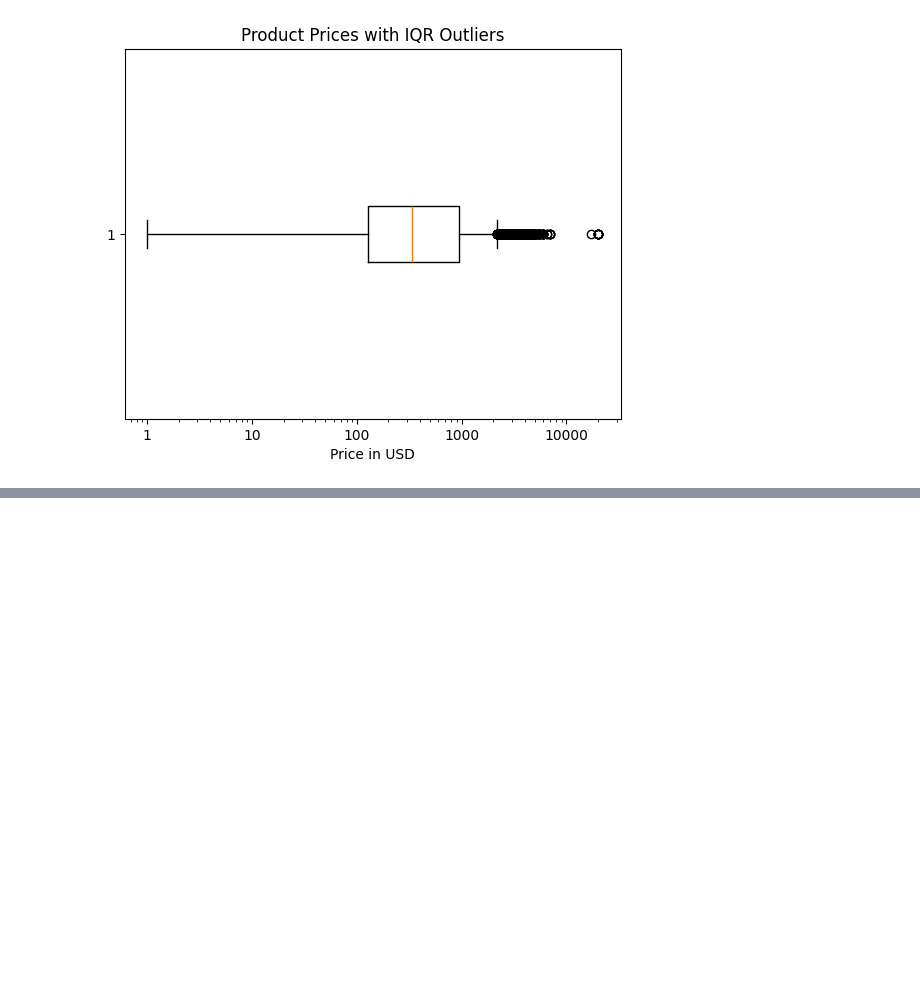
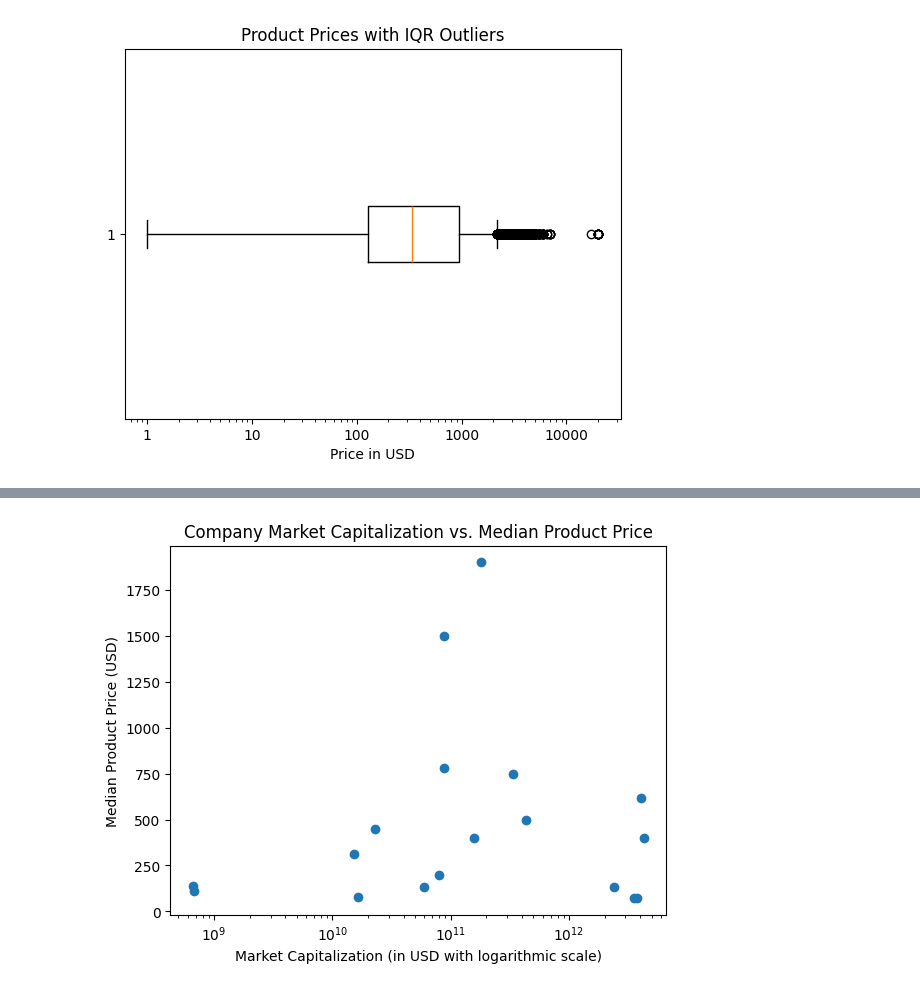
Before and after one commit to zoryT8/CMSC320-Final-Project, a Jupyter notebook: final.ipynb, the cells around one changed output, grey strips where cells are left out. Cells and saved outputs as stored; diff of their text form; code cells hidden in the pictures; blank space fills up the shorter version.

```diff
--- a/final.ipynb
+++ b/final.ipynb
@@ -348,0 +398,11 @@ Name: avg_price, dtype: float64
+# %%
+# Creating scatter plot to observe relationship between market cap and median product price
+
+plt.scatter(x = market_values, y = median_product_prices)
+plt.xscale("log") # using log scale so that graph is clearer since company values vary widely
+plt.xlabel("Market Capitalization (in USD with logarithmic scale)")
+plt.ylabel("Median Product Price (USD)")
+plt.title("Company Market Capitalization vs. Median Product Price")
+plt.show()
+# %% [output]
+[figure, added]
```
Also changed, not shown: parts of 6 cells of this notebook.
